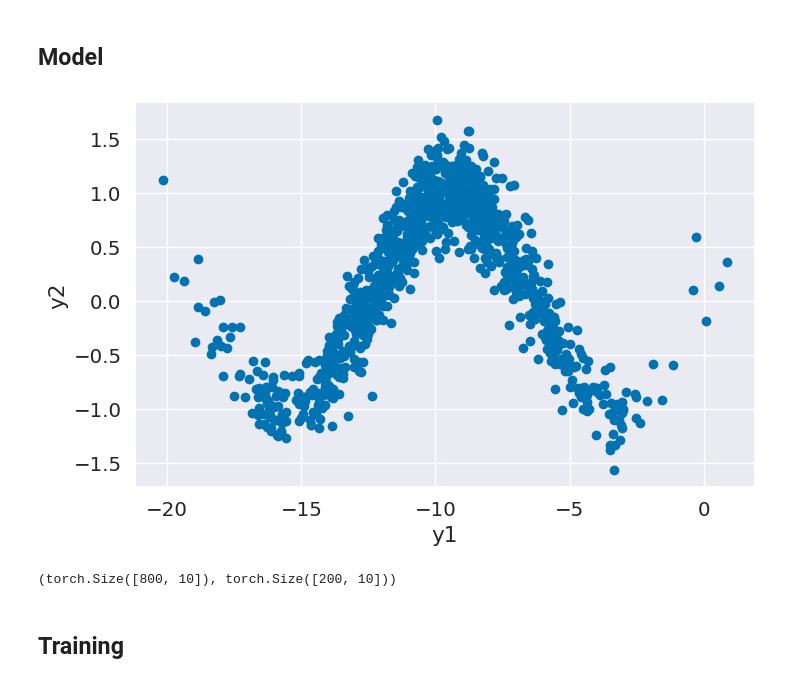
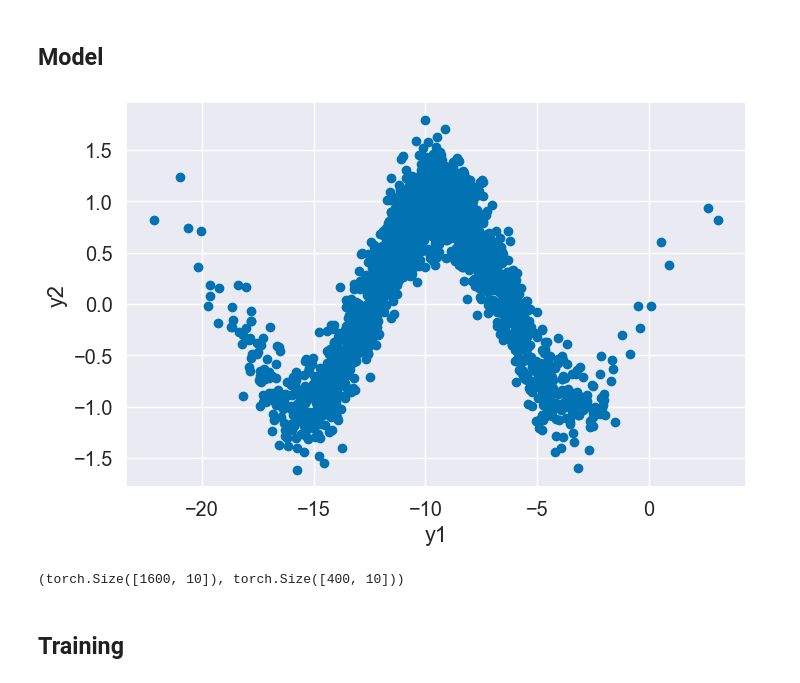
Before and after one commit to sfriedowitz/pytorch-examples, a Jupyter notebook: uncertainty.ipynb, the cells around one changed output. Cells and saved outputs as stored; diff of their text form; code cells hidden in the pictures.

```diff
--- a/uncertainty.ipynb
+++ b/uncertainty.ipynb
@@ -418,27 +418,27 @@ def multitask_objective(x):
     y2 = torch.sin(0.5 * y1) + 0.25 * torch.randn(y1.shape)
     return torch.stack([y1, y2], axis=1)
 # %%
-n = 1000
+n = 2000
 input_size = 10
 
 x = torch.randn(n, input_size)
 y = multitask_objective(x)
 
 fig, ax = plt.subplots(1, figsize=(8, 5))
 ax.scatter(y[:,0], y[:,1])
 
 ax.set_xlabel("y1")
 ax.set_ylabel("y2")
 
 plt.show()
 # %% [output]
-[figure, old version]
+[figure, new version]
 # %%
 x_train, x_test, y_train, y_test = train_test_split(x, y, test_size=0.2)
 
 x_train.shape, x_test.shape
 # %% [output]
-(torch.Size([800, 10]), torch.Size([200, 10]))
+(torch.Size([1600, 10]), torch.Size([400, 10]))
 # %%
 train_dataset = TabularDataset(x_train, y_train)
 test_dataset = TabularDataset(x_test, y_test)
```
Also changed, not shown: parts of 5 cells of this notebook, 1 other file.
